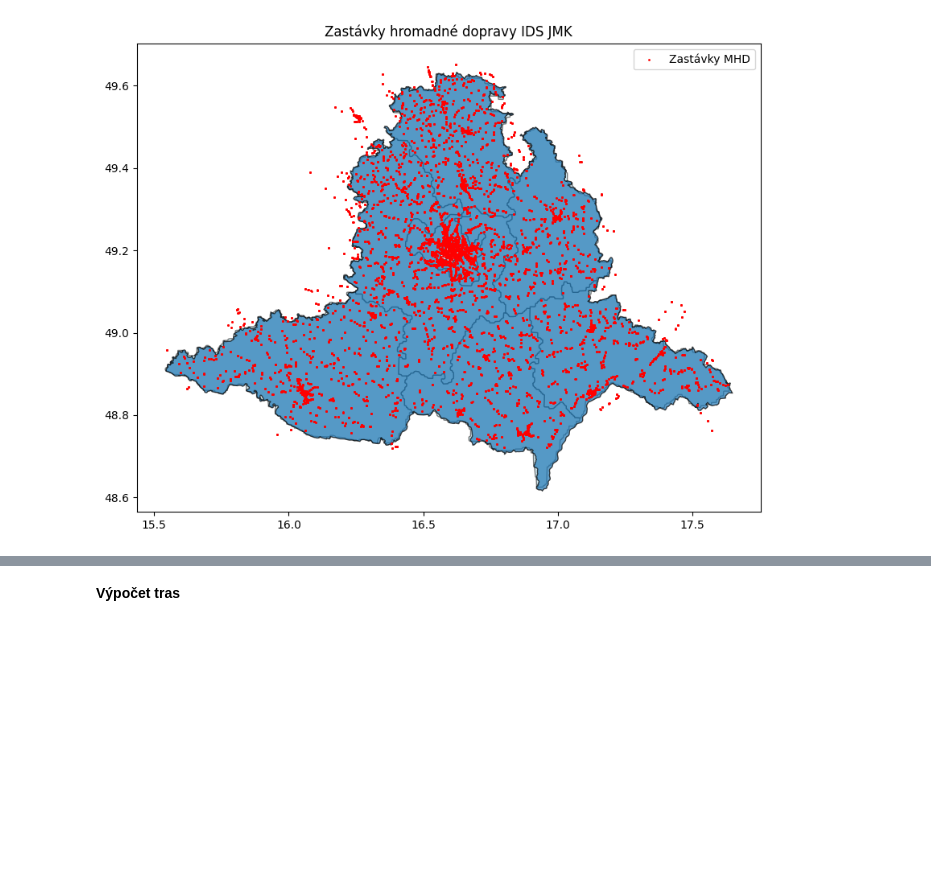
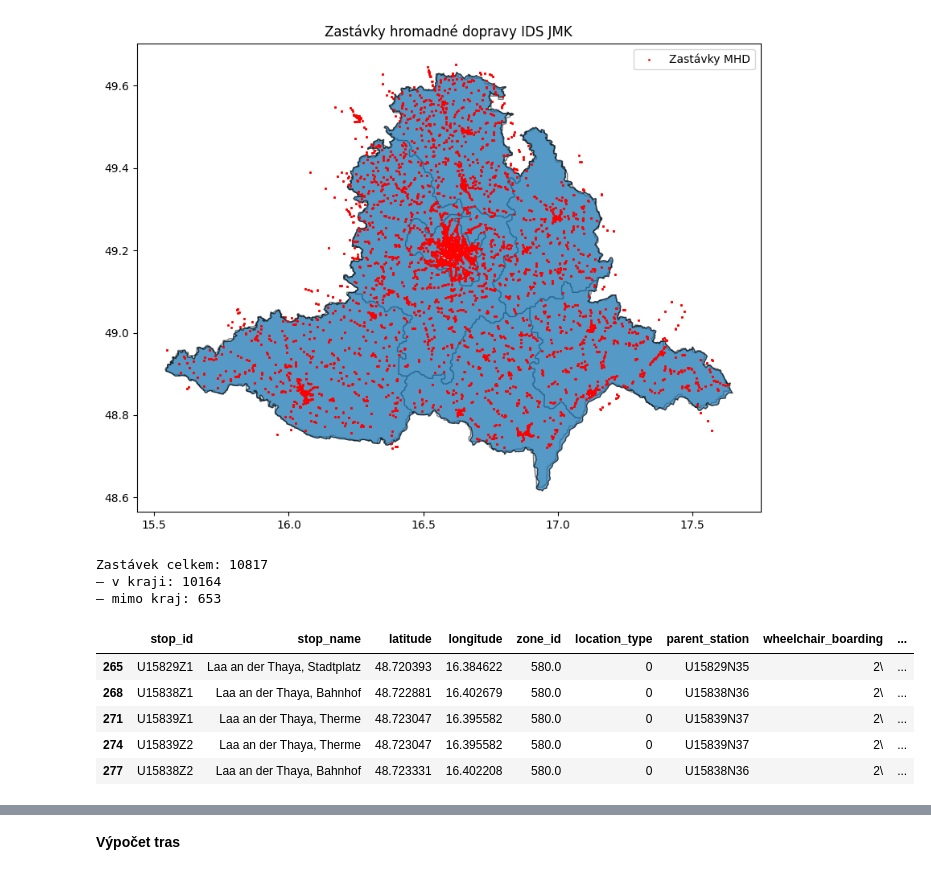
Before and after one commit to JanPelisek/dostupnost-JMK, a Jupyter notebook: rozpracovane.ipynb, the cells around one changed output, grey strips where cells are left out. Saved outputs shown, nothing was run; the diff lists cells and outputs as text; code cells hidden in the pictures; blank space fills up the shorter version.

```diff
--- a/rozpracovane.ipynb
+++ b/rozpracovane.ipynb
@@ -263,3 +276,35 @@ CRS Jihomoravského kraje: EPSG:4326
 See: https://matplotlib.org/stable/tutorials/intermediate/legend_guide.html#implementing-a-custom-legend-handler
   plt.legend()
 [figure]
+# %%
+# --- FILTRACE ZASTÁVEK UVNITŘ JMK ---
+
+# 1) Jsou CRS zastávek i polygonu kraje jsou stejné?
+zastavky_mhd = zastavky_mhd.to_crs(jmk.crs)
+
+# 2) Sjednotíme polygon JMK do jednoho MultiPolygonu
+jmk_union = jmk.unary_union
+
+# 3) Zastávky uvnitř kraje
+zastavky_jmk = zastavky_mhd[zastavky_mhd.geometry.within(jmk_union)]
+
+# 4) Zastávky mimo kraj
+zastavky_mimo_jmk = zastavky_mhd[~zastavky_mhd.index.isin(zastavky_jmk.index)]
+
+# 5) Rychlý přehled
+print(f"Zastávek celkem: {len(zastavky_mhd)}")
+print(f"– v kraji: {len(zastavky_jmk)}")
+print(f"– mimo kraj: {len(zastavky_mimo_jmk)}")
+
+# 6) Tabulka zastávek mimo JMK
+zastavky_mimo_jmk.head()
+# %% [output]
+Zastávek celkem: 10817
+– v kraji: 10164
+– mimo kraj: 653
+|  | stop_id | stop_name | latitude | longitude | zone_id | location_type | parent_station | wheelchair_boarding | ... |
+| 265 | U15829Z1 | Laa an der Thaya, Stadtplatz | 48.720393 | 16.384622 | 580.0 | 0 | U15829N35 | 2\ | ... |
+| 268 | U15838Z1 | Laa an der Thaya, Bahnhof | 48.722881 | 16.402679 | 580.0 | 0 | U15838N36 | 2\ | ... |
+| 271 | U15839Z1 | Laa an der Thaya, Therme | 48.723047 | 16.395582 | 580.0 | 0 | U15839N37 | 2\ | ... |
+| 274 | U15839Z2 | Laa an der Thaya, Therme | 48.723047 | 16.395582 | 580.0 | 0 | U15839N37 | 2\ | ... |
+| 277 | U15838Z2 | Laa an der Thaya, Bahnhof | 48.723331 | 16.402208 | 580.0 | 0 | U15838N36 | 2\ | ... |
```
Also changed, not shown: parts of 10 cells of this notebook.
